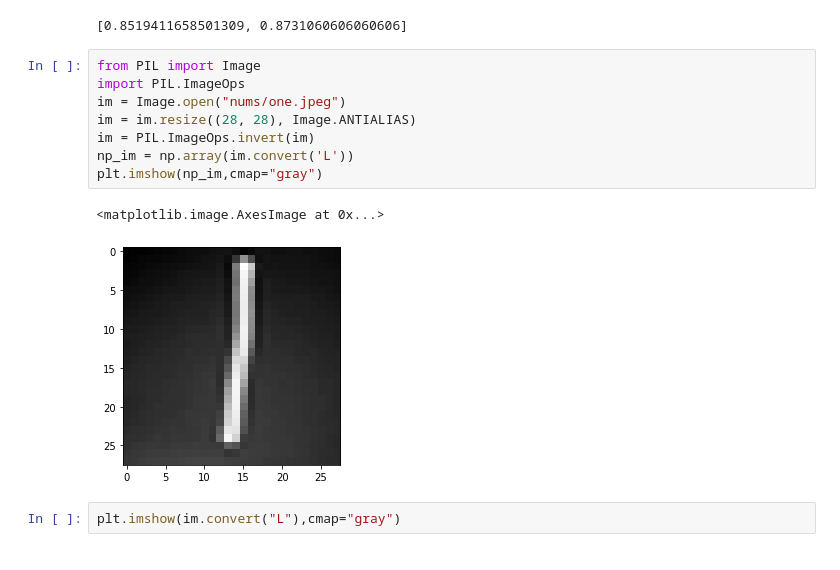
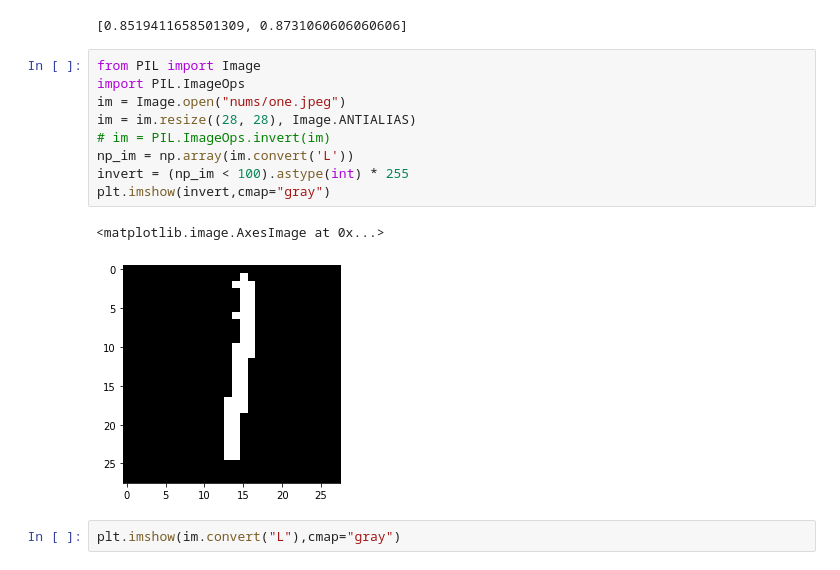
Before and after one commit to AKrShukla/ML, a Jupyter notebook: Mnist_test.ipynb, the cells around one changed output. Drawn from its saved outputs; the diff is of its cells as text.

```diff
--- a/Mnist_test.ipynb
+++ b/Mnist_test.ipynb
@@ -95,14 +95,15 @@ model.evaluate(X_test, y_test)
 # %%
 from PIL import Image
 import PIL.ImageOps
 im = Image.open("nums/one.jpeg")
 im = im.resize((28, 28), Image.ANTIALIAS)
-im = PIL.ImageOps.invert(im)
+# im = PIL.ImageOps.invert(im)
 np_im = np.array(im.convert('L'))
-plt.imshow(np_im,cmap="gray")
+invert = (np_im < 100).astype(int) * 255
+plt.imshow(invert,cmap="gray")
 # %% [output]
 <matplotlib.image.AxesImage at 0x...>
-[figure, old version]
+[figure, new version]
 # %%
 plt.imshow(im.convert("L"),cmap="gray")
 # %% [output]
```
Also changed, not shown: parts of 1 cell of this notebook, 18 other files.
